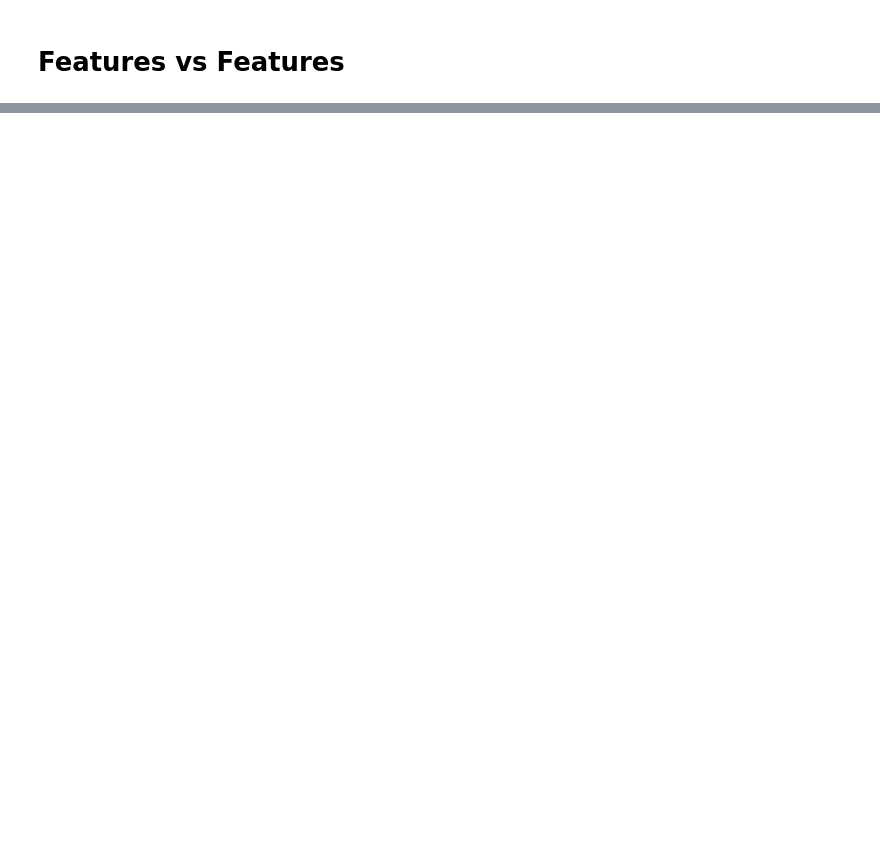
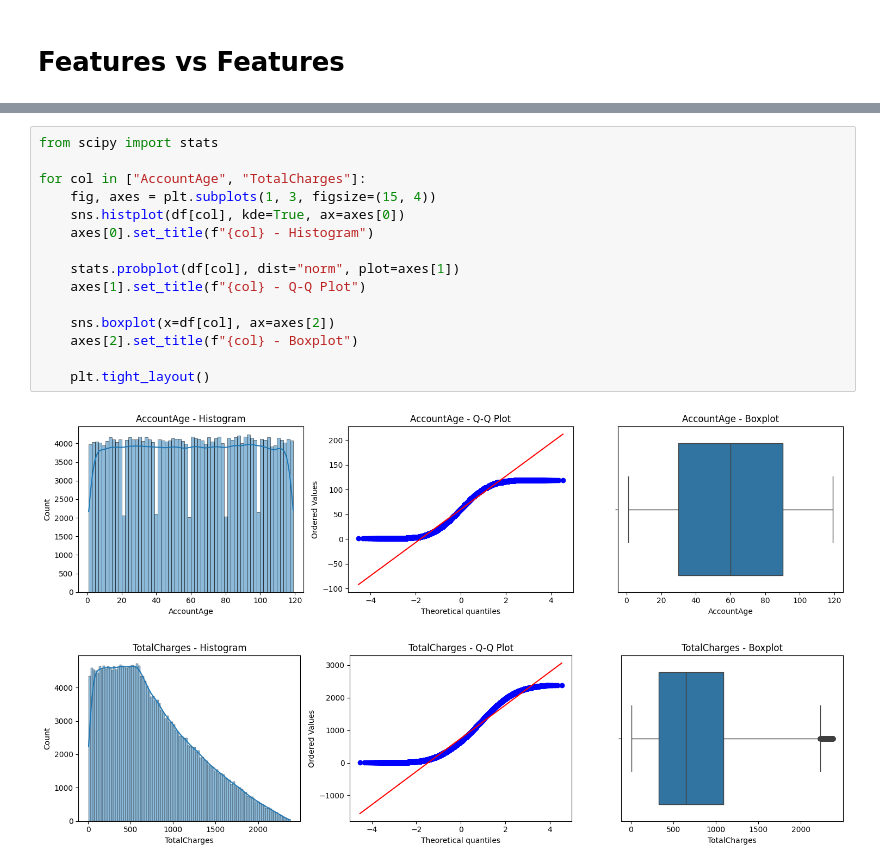
Before and after one commit to tnerler/Telecom-Churn-Prediction-system, a Jupyter notebook: churn_prediction/notebooks/02_exploratory_data_analysis.ipynb, the cells around one changed output, grey strips where cells are left out. Cells and saved outputs as stored; diff of their text form; blank space fills up the shorter version.

```diff
--- a/churn_prediction/notebooks/02_exploratory_data_analysis.ipynb
+++ b/churn_prediction/notebooks/02_exploratory_data_analysis.ipynb
@@ -819,0 +820,18 @@ Name: Churn, dtype: float64
+# %%
+from scipy import stats
+
+for col in ["AccountAge", "TotalCharges"]:
+    fig, axes = plt.subplots(1, 3, figsize=(15, 4))
+    sns.histplot(df[col], kde=True, ax=axes[0])
+    axes[0].set_title(f"{col} - Histogram")
+
+    stats.probplot(df[col], dist="norm", plot=axes[1])
+    axes[1].set_title(f"{col} - Q-Q Plot")
+
+    sns.boxplot(x=df[col], ax=axes[2])
+    axes[2].set_title(f"{col} - Boxplot")
+
+    plt.tight_layout()
+# %% [output]
+[figure, added]
+[figure, added]
```
Also changed, not shown: parts of 26 cells of this notebook, 5 other files.
